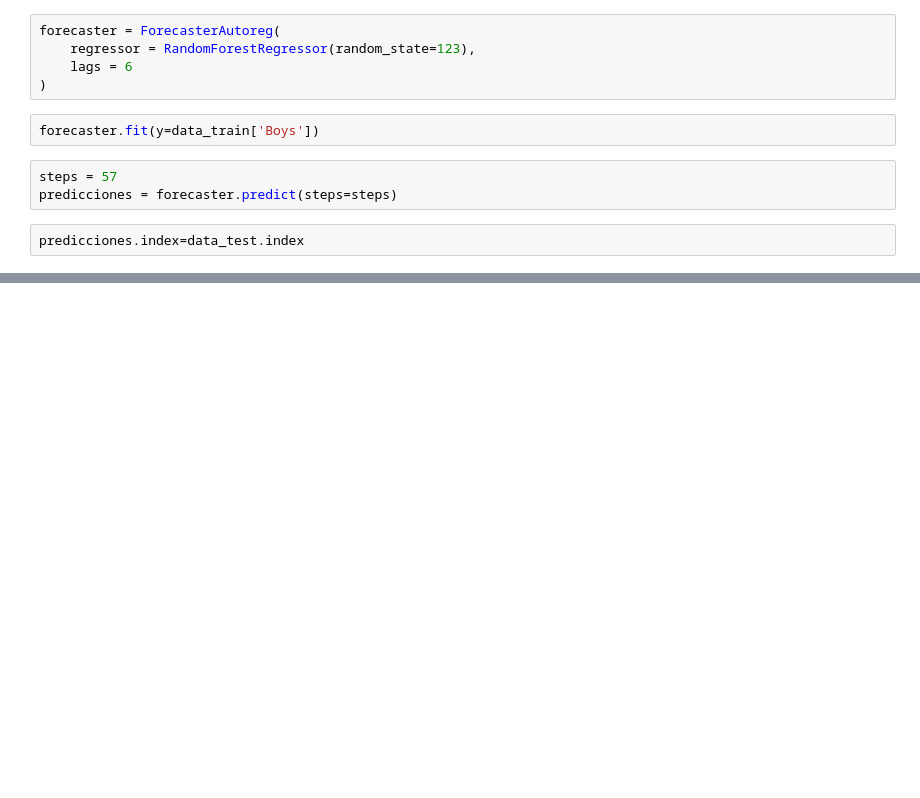
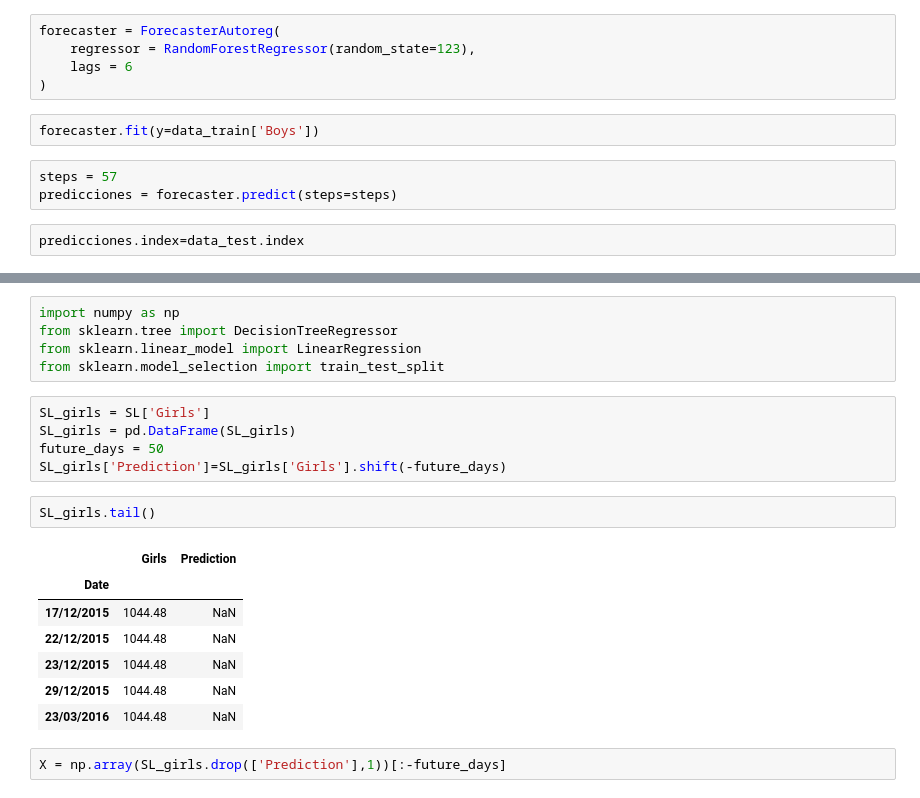
Before and after one commit to matkeii/THC, a Jupyter notebook: Clase_16_Noviembre.ipynb, the cells around one changed output, grey strips where cells are left out. Drawn from its saved outputs; the diff is of its cells as text; blank space fills up the shorter version.

```diff
--- a/Clase_16_Noviembre.ipynb
+++ b/Clase_16_Noviembre.ipynb
@@ -464,0 +461,22 @@ plt.show()
+# %%
+import numpy as np
+from sklearn.tree import DecisionTreeRegressor
+from sklearn.linear_model import LinearRegression
+from sklearn.model_selection import train_test_split
+# %%
+SL_girls = SL['Girls']
+SL_girls = pd.DataFrame(SL_girls)
+future_days = 50
+SL_girls['Prediction']=SL_girls['Girls'].shift(-future_days)
+# %%
+SL_girls.tail()
+# %% [output]
+|  | Girls | Prediction |
+| Date |  |  |
+| 17/12/2015 | 1044.48 | NaN |
+| 22/12/2015 | 1044.48 | NaN |
+| 23/12/2015 | 1044.48 | NaN |
+| 29/12/2015 | 1044.48 | NaN |
+| 23/03/2016 | 1044.48 | NaN |
+# %%
+X = np.array(SL_girls.drop(['Prediction'],1))[:-future_days]
```
Also changed, not shown: parts of 15 cells of this notebook.
